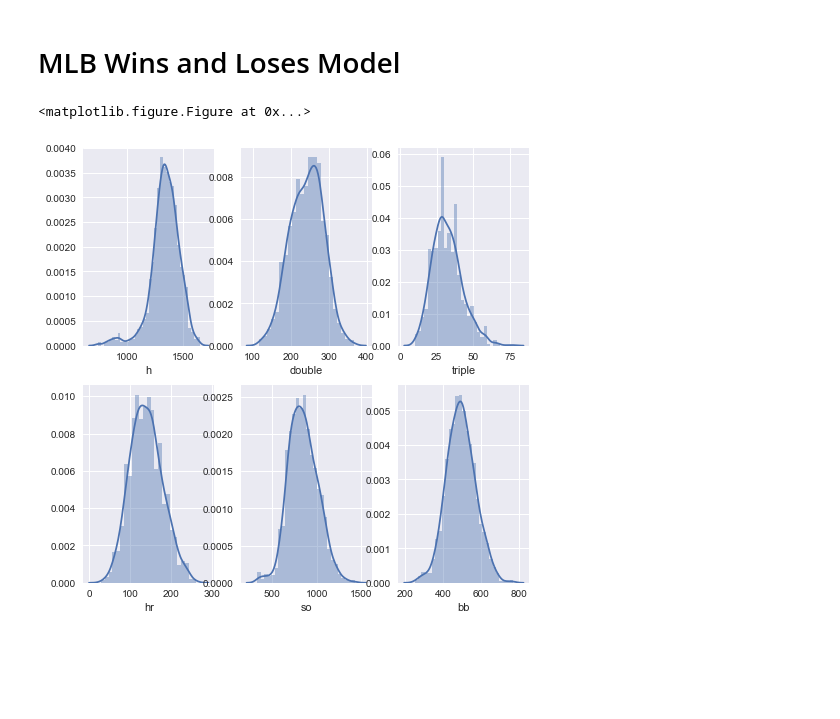
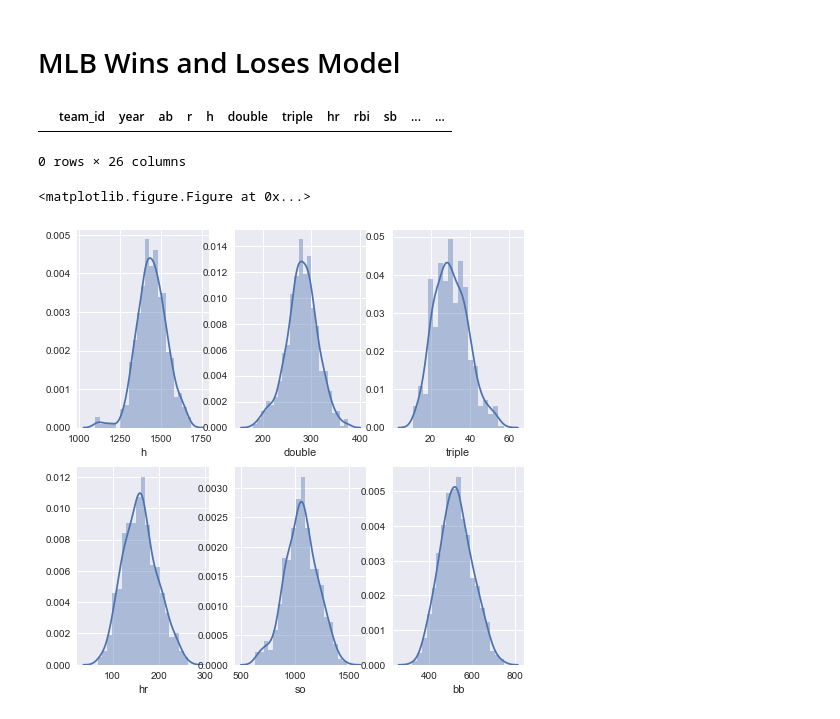
Before and after one commit to lawewers/Springboard-Capstone-MLB-W-vs.-L, a Jupyter notebook: CapstoneProject.ipynb, the cells around one changed output. Saved outputs shown, nothing was run; the diff lists cells and outputs as text; code cells hidden in the pictures; blank space fills up the shorter version.

```diff
--- a/CapstoneProject.ipynb
+++ b/CapstoneProject.ipynb
@@ -24,7 +24,7 @@ field_out = pd.DataFrame.from_csv('data/fielding_outfield.csv', index_col = None
 post_field = pd.DataFrame.from_csv('data/fielding_postseason.csv', index_col = None, encoding = ('utf-8'))
 # %%
 # Only includes players that had 80 or more at bats in a season
-reg_bat = reg_bat.loc[reg_bat['ab']>=80,:]
+#reg_bat = reg_bat.loc[reg_bat['ab']>=(400),:]
 # %%
 ####### Column Labeling #######
 
@@ -103,6 +103,6 @@ t_post = post[['team_id_winner', 'year', 'wins', 'losses']]
 t_post.columns = ['team_id', 'year', 'w', 'l']
 # %%
 team_rb = pd.merge(team_reg_bat, t_reg, how='left', left_on=['team_id', 'year'], right_on=['team_id', 'year'])
-team_rb = team_rb.loc[team_rb['year'] >= 1961, :]
+team_rb = team_rb.loc[team_rb['year'] >= 1990, :]
 # %%
 team_pb = pd.merge(team_post_bat, t_post, how='left', left_on=['team_id', 'year'], right_on=['team_id', 'year'])
@@ -175,3 +175,16 @@ team_rb['kperc'] = tr_bso / (tr_ab + tr_bb + tr_hbp + tr_sf + tr_sh)
 tr_kperc = team_rb['kperc']
 team_pb['kperc'] = tp_bso / (tp_ab + tp_bb + tp_hbp + tp_sf + tp_sh)
 tp_kperc = team_pb['kperc']
+# %%
+# Delete Outliers in Stats
+team_rb_h = team_rb.loc[((team_rb.h >= np.mean(tr_h)-3*np.std(tr_h)) & (team_rb.h <= np.mean(tr_h)+3*np.std(tr_h))), :]
+team_rb_d = team_rb.loc[((team_rb.double >= np.mean(tr_dou)-3*np.std(tr_dou)) & (team_rb.double <= np.mean(tr_dou)+3*np.std(tr_dou))), :]
+team_rb_t = team_rb.loc[((team_rb.triple >= np.mean(tr_tri)-3*np.std(tr_tri)) & (team_rb.triple <= np.mean(tr_tri)+3*np.std(tr_tri))), :]
+team_rb_hr = team_rb.loc[((team_rb.hr >= np.mean(tr_hr)-3*np.std(tr_hr)) & (team_rb.hr <= np.mean(tr_hr)+3*np.std(tr_hr))), :]
+team_rb_so = team_rb.loc[((team_rb.so >= np.mean(tr_bso)-3*np.std(tr_bso)) & (team_rb.so <= np.mean(tr_bso)+3*np.std(tr_bso))), :]
+team_rb_bb = team_rb.loc[((team_rb.bb >= np.mean(tr_bb)-3*np.std(tr_bb)) & (team_rb.bb <= np.mean(tr_bb)+3*np.std(tr_bb))), :]
+team_rb_h = team_rb.loc[((team_rb.h >= np.mean(tr_h)-3*np.std(tr_h)) & (team_rb.h <= np.mean(tr_h)+3*np.std(tr_h))), :]
+team_rb_hr.loc[team_rb_hr.hr == 32]
+# %% [output]
+|  | team_id | year | ab | r | h | double | triple | hr | rbi | sb | ... | ... |
+0 rows × 26 columns
@@ -182,17 +203,17 @@ fig = plt.figure()
 # %%
 ####### DISTRIBUTION PLOTS FOR TEAM OFFENSIVE STATS #######
 
 fig, ax = plt.subplots(2,3,figsize=(8,8))
 
-sns.distplot(tr_h, ax=ax[0,0])
-sns.distplot(tr_dou, ax=ax[0,1])
-sns.distplot(tr_tri, ax=ax[0,2])
-sns.distplot(tr_hr, ax=ax[1,0])
-sns.distplot(tr_bso, ax=ax[1,1])
-sns.distplot(tr_bb, ax=ax[1,2])
+sns.distplot(team_rb_h.h, ax=ax[0,0])
+sns.distplot(team_rb_d.double, ax=ax[0,1])
+sns.distplot(team_rb_t.triple, ax=ax[0,2])
+sns.distplot(team_rb_hr.hr, ax=ax[1,0])
+sns.distplot(team_rb_so.so, ax=ax[1,1])
+sns.distplot(team_rb_bb.bb, ax=ax[1,2])
 None
 # %% [output]
-[figure, old version]
+[figure, new version]
 # %%
 ####### DISTRIBUTION PLOTS FOR TEAM CALCULATED OFFENSIVE STATS #######
 
```
Also changed, not shown: parts of 14 cells of this notebook.
